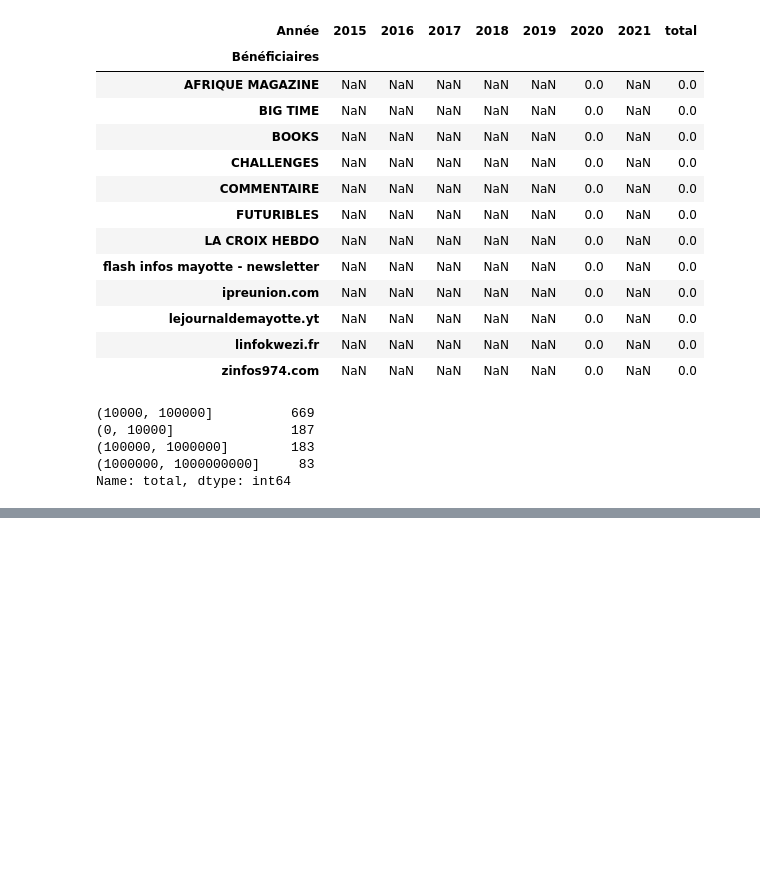
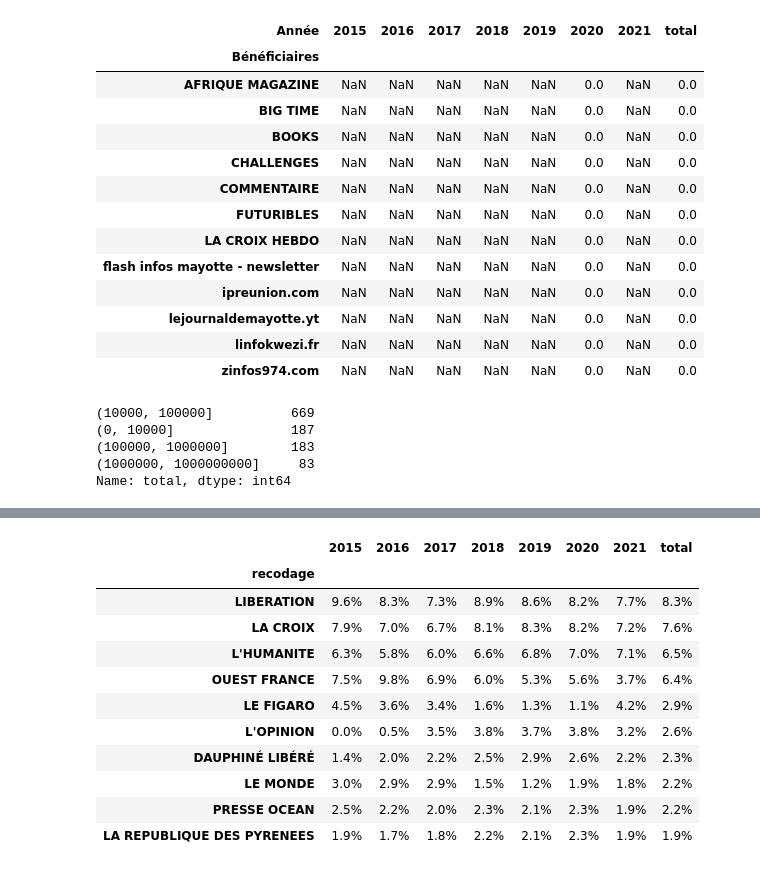
Before and after one commit to taniki/plateformisation-medias, a Jupyter notebook: aides.ipynb, the cells around one changed output, grey strips where cells are left out. Saved outputs shown, nothing was run; the diff lists cells and outputs as text; code cells hidden in the pictures; blank space fills up the shorter version.

```diff
--- a/aides.ipynb
+++ b/aides.ipynb
@@ -67,3 +67,12 @@ aides_annee = (
 | PARIS MATCH | 384 126 |  | 480 946 | 464 628 | 362 134 |  |  | 1 691 834 |
 # %%
 aides_annee.sort_values('total', ascending = False).to_csv('datasets/aides-annees.csv')
+# %%
+aides_annee_total = (
+    aides_annee
+    .sum()
+    .to_frame()
+    .T
+)
+
+aides_annee_total.pipe(format_table)
@@ -173,3 +177,24 @@ aides_annee_clean.pipe(format_table)
 | LA SEMAINE DE L'ALLIER | 14 796 | 13 628 | 12 935 | 33 308 | 10 705 | 7 329 | 7 840 | 100 541 |
 # %%
 aides_annee_clean.to_csv('datasets/aides-total_sup_100000-clean.csv')
+# %%
+(
+    aides_annee_clean
+    .head(10)
+    .div(aides_annee_total.iloc[0])
+    .style
+    .format('{:,.1%}'.format)
+)
+# %% [output]
+|  | 2015 | 2016 | 2017 | 2018 | 2019 | 2020 | 2021 | total |
+| recodage |  |  |  |  |  |  |  |  |
+| LIBERATION | 9.6% | 8.3% | 7.3% | 8.9% | 8.6% | 8.2% | 7.7% | 8.3% |
+| LA CROIX | 7.9% | 7.0% | 6.7% | 8.1% | 8.3% | 8.2% | 7.2% | 7.6% |
+| L'HUMANITE | 6.3% | 5.8% | 6.0% | 6.6% | 6.8% | 7.0% | 7.1% | 6.5% |
+| OUEST FRANCE | 7.5% | 9.8% | 6.9% | 6.0% | 5.3% | 5.6% | 3.7% | 6.4% |
+| LE FIGARO | 4.5% | 3.6% | 3.4% | 1.6% | 1.3% | 1.1% | 4.2% | 2.9% |
+| L'OPINION | 0.0% | 0.5% | 3.5% | 3.8% | 3.7% | 3.8% | 3.2% | 2.6% |
+| DAUPHINÉ LIBÉRÉ | 1.4% | 2.0% | 2.2% | 2.5% | 2.9% | 2.6% | 2.2% | 2.3% |
+| LE MONDE | 3.0% | 2.9% | 2.9% | 1.5% | 1.2% | 1.9% | 1.8% | 2.2% |
+| PRESSE OCEAN | 2.5% | 2.2% | 2.0% | 2.3% | 2.1% | 2.3% | 1.9% | 2.2% |
+| LA REPUBLIQUE DES PYRENEES | 1.9% | 1.7% | 1.8% | 2.2% | 2.1% | 2.3% | 1.9% | 1.9% |
```
Also changed, not shown: parts of 2 cells of this notebook.
